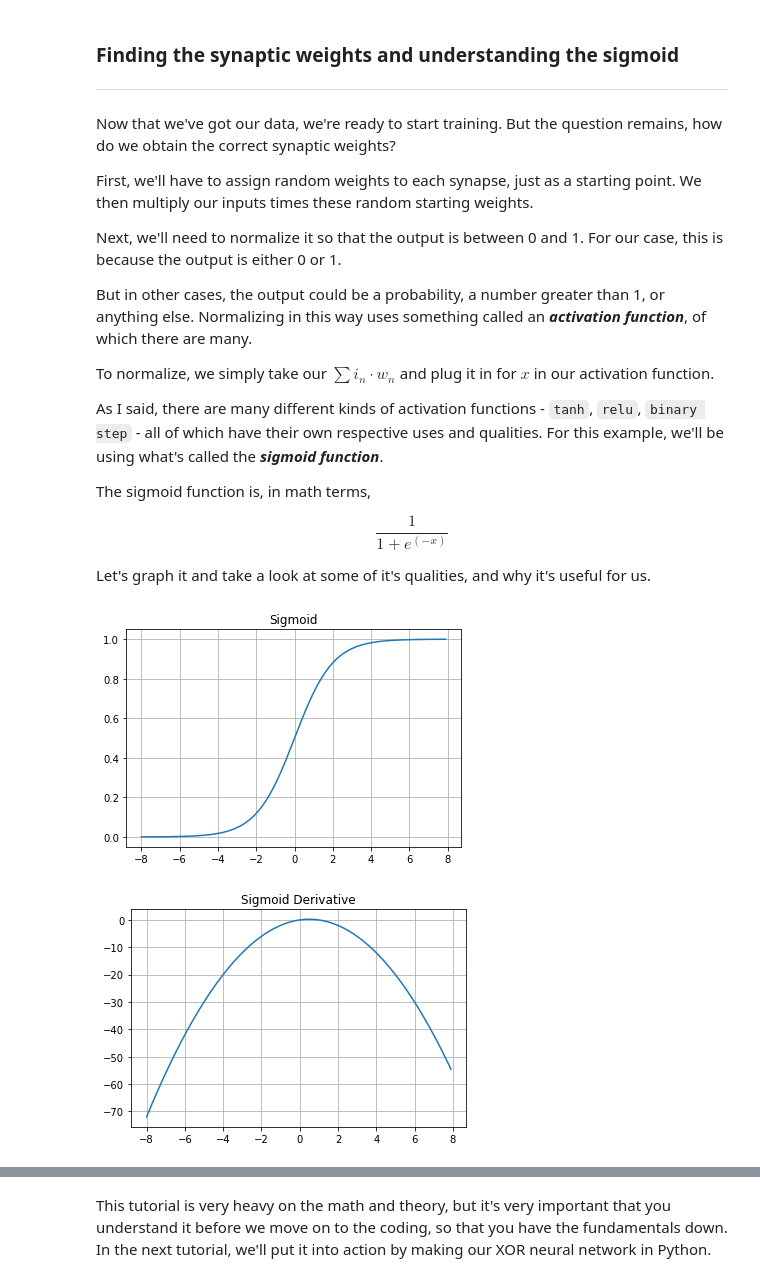
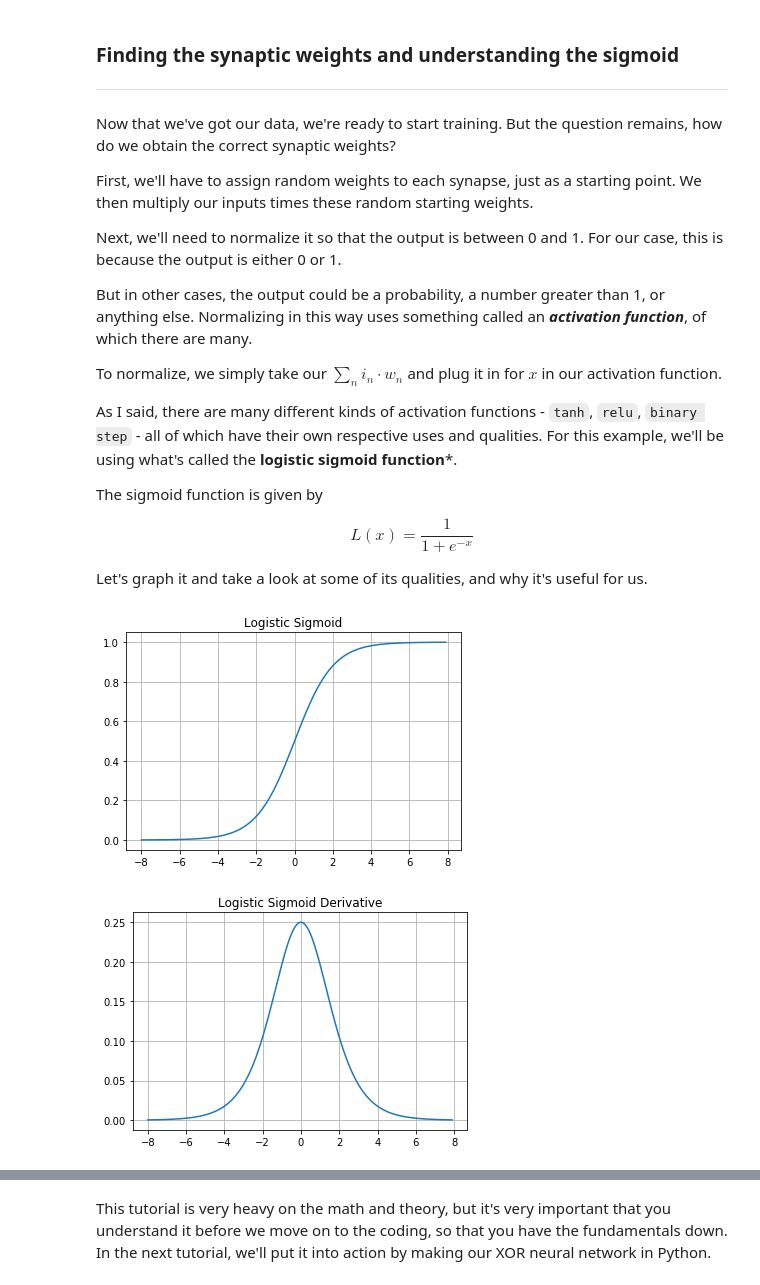
Before and after one commit to osghaffar/AI, a Jupyter notebook: XOR Neural Network.ipynb, the cells around one changed output, grey strips where cells are left out. Cells and saved outputs as stored; diff of their text form; code cells hidden in the pictures.

````diff
--- a/XOR Neural Network.ipynb
+++ b/XOR Neural Network.ipynb
@@ -154,47 +95,47 @@ Next, we'll need to normalize it so that the output is between 0 and 1. For our
 
 But in other cases, the output could be a probability, a number greater than 1, or anything else. Normalizing in this way uses something called an ***activation function***, of which there are many.
 
-To normalize, we simply take our $\sum i_n \cdot w_n$ and plug it in for $x$ in our activation function.
+To normalize, we simply take our $\sum_n i_n \cdot w_n$ and plug it in for $x$ in our activation function.
 
-As I said, there are many different kinds of activation functions - ```tanh```, ```relu```, ```binary step``` - all of which have their own respective uses and qualities. For this example, we'll be using what's called the ***sigmoid function***.
+As I said, there are many different kinds of activation functions - ```tanh```, ```relu```, ```binary step``` - all of which have their own respective uses and qualities. For this example, we'll be using what's called the **logistic sigmoid function***.
 
-The sigmoid function is, in math terms,
+The sigmoid function is given by
 
-$$\frac{1}{1 + e^{(-x)}}$$
+$$L(x)=\frac{1}{1 + e^{-x}}$$
 
-Let's graph it and take a look at some of it's qualities, and why it's useful for us.
+Let's graph it and take a look at some of its qualities, and why it's useful for us.
 # %%
 import matplotlib.pyplot as plt
 import numpy as np
 from numpy import exp
 
 #sigmoid function is 1/(1+e^(-x))
-def sigmoid(x):
+def logistic(x):
     #define an array a
     a = []
     for value in x:
         a.append(1/(1+exp(-value)))
     return a
 
 #sigmoid derivative is x * (1 - x)
-def sigmoid_derivative(z):
+def derivative(z):
     b = []
     for value in z:
-        b.append(value * (1 - value))
+        b.append(exp(-value)/(1+exp(-value))**2)
     return b
 
 x = np.arange(-8., 8., 0.1)
-plt.plot(x, sigmoid(x))
-plt.title("Sigmoid")
+plt.plot(x, logistic(x))
+plt.title("Logistic Sigmoid")
 plt.grid(True)
 plt.show()
 
 z = np.arange(-8., 8., 0.1)
-plt.plot(z, sigmoid_derivative(z))
-plt.title("Sigmoid Derivative")
+plt.plot(z, derivative(z))
+plt.title("Logistic Sigmoid Derivative")
 plt.grid(True)
 plt.show()
 # %% [output]
-[figure, old version]
+[figure, new version]
-[figure, old version]
+[figure, new version]
 # %% [markdown]
````
Also changed, not shown: parts of 7 cells of this notebook.
